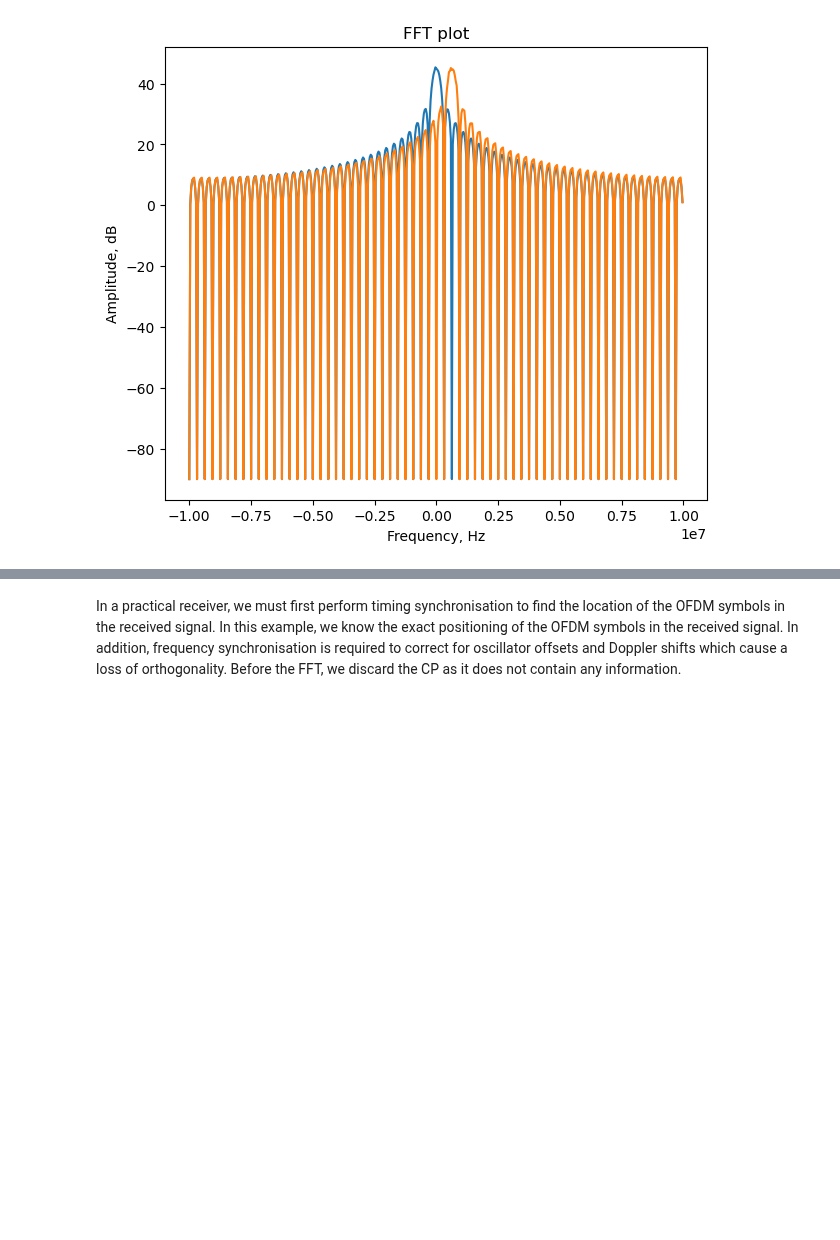
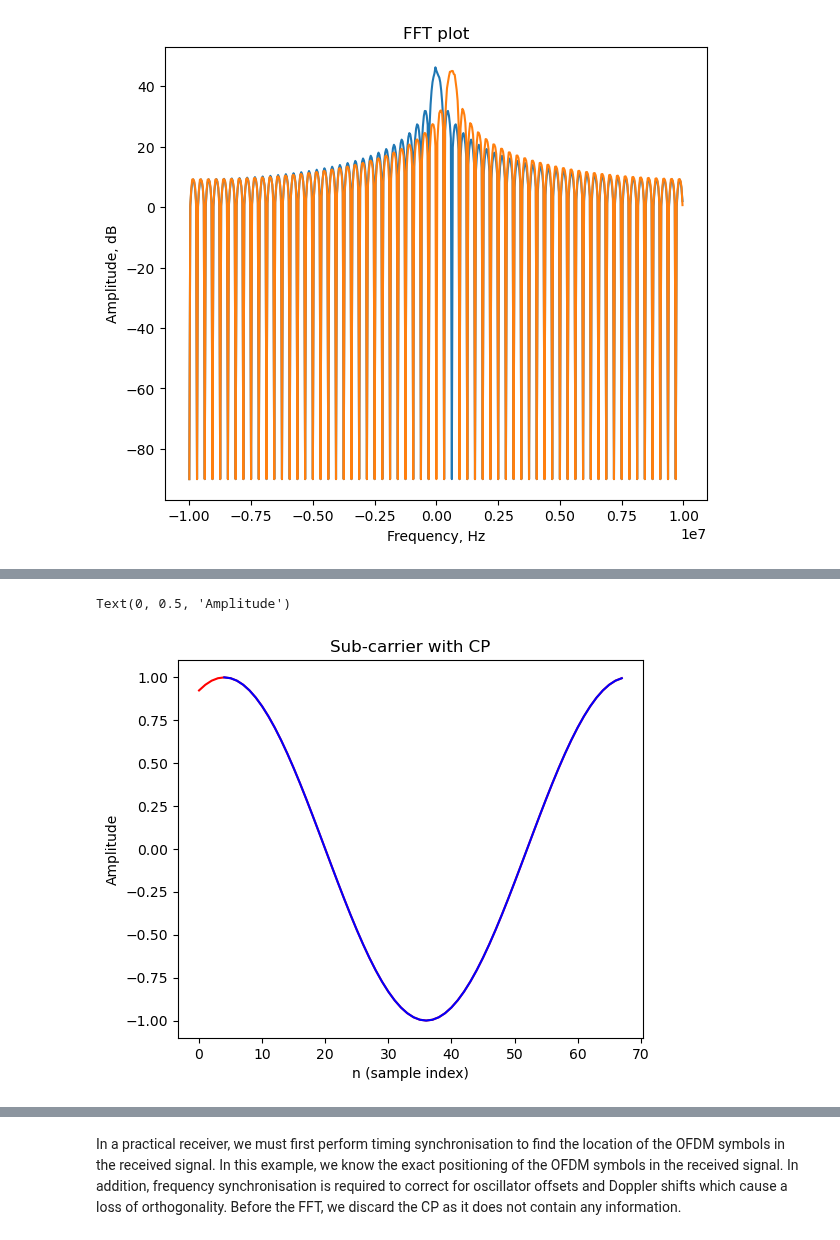
Before and after one commit to strath-sdr/dsp_notebooks, a Jupyter notebook: notebooks/ofdm_fundamentals/01_ofdm_introduction.ipynb, the cells around one changed output, grey strips where cells are left out. Cells and saved outputs as stored; diff of their text form; code cells hidden in the pictures; blank space fills up the shorter version.

```diff
--- a/notebooks/ofdm_fundamentals/01_ofdm_introduction.ipynb
+++ b/notebooks/ofdm_fundamentals/01_ofdm_introduction.ipynb
@@ -221,0 +358,20 @@ The use of a CP prevents discontinuties between the guard interval and the usefu
+# %%
+# Extract CP samples
+cp = sc_real[60:64]
+
+# Append to front of sub-carrier
+sc_cp = np.concatenate((cp, sc_real))
+
+# Plot resulting waveform
+fig=plt.figure(figsize=(6,5), dpi=100)
+plt.plot(sc_cp,'r')
+xvals = np.arange(68)
+xvals = xvals[4:68]
+plt.plot(xvals,sc_cp[4:68],'b')
+
+plt.title('Sub-carrier with CP')
+plt.xlabel('n (sample index)')
+plt.ylabel('Amplitude')
+# %% [output]
+Text(0, 0.5, 'Amplitude')
+[figure, added]
```
Also changed, not shown: parts of 62 cells of this notebook, 4 other files.
